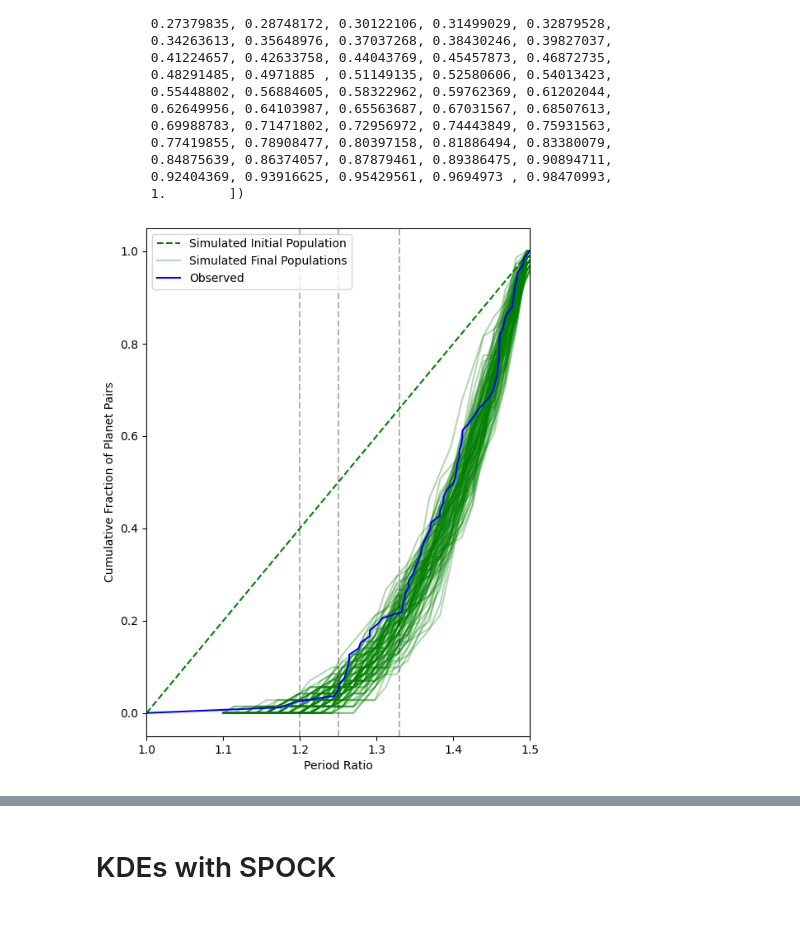
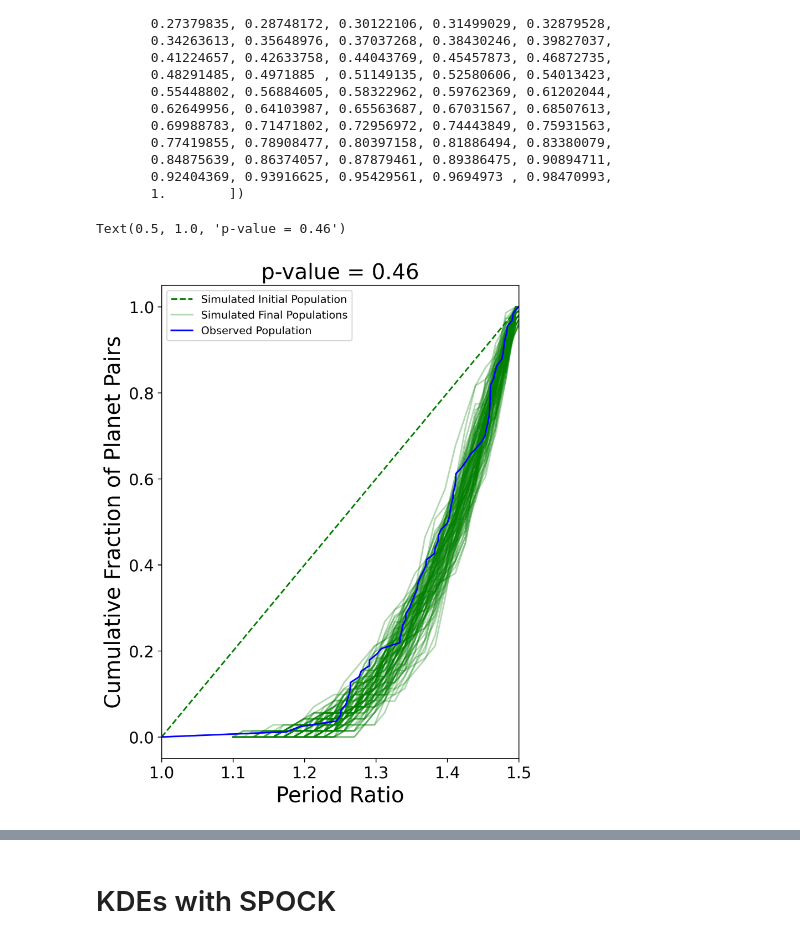
Before and after one commit to Waldoroni/InnerEdgeStuff, a Jupyter notebook: June_2023_Most_Important_Files+TODO/inneredge-graphs.ipynb, the cells around one changed output, grey strips where cells are left out. Drawn from its saved outputs; the diff is of its cells as text; code cells hidden in the pictures.

```diff
--- a/June_2023_Most_Important_Files+TODO/inneredge-graphs.ipynb
+++ b/June_2023_Most_Important_Files+TODO/inneredge-graphs.ipynb
@@ -198,28 +236,34 @@ array([0.01197865, 0.02414939, 0.03683564, 0.04958405, 0.06234081,
 # %%
 #Below we generate the plots for our population
 #plt.style.use('./paper.mplstyle')
-fig, ax = plt.subplots(figsize=(6,8))
+fig, ax = plt.subplots(figsize=(6,8), dpi=300)
 enum = 6 # normal conditions at 6
 ax.plot([1,1.5], [0,1], 'g--', label='Simulated Initial Population')
 for q in range(num_experiments):
     spock_p_cumsum = ecc_cumsum[enum][q] #diff cumsum each time
     if q == 0:
         ax.plot(spock_p_base, [0]+list(spock_p_cumsum), c = 'green', alpha = 0.3, label='Simulated Final Populations')
     else:
         ax.plot(spock_p_base, [0]+list(spock_p_cumsum), c = 'green', alpha = 0.3)
 
 # plot observed, don't change
-ax.plot([1] + list(sorted(pratios_observed)), [0]+list(observed_period_cdf), c = 'blue', label='Observed')
-ax.axvline(1.2, color='black', linestyle='--', alpha=0.3)
-ax.axvline(1.25, color='black', linestyle='--', alpha=0.3)
-ax.axvline(1.33, color='black', linestyle='--', alpha=0.3)
+ax.plot([1] + list(sorted(pratios_observed)), [0]+list(observed_period_cdf), c = 'blue', label='Observed Population')
+# mmrs
+
+# ax.axvline(1.2, color='black', linestyle='--', alpha=0.3, label = "MMR")
+# ax.axvline(1.25, color='black', linestyle='--', alpha=0.3)
+# ax.axvline(1.33, color='black', linestyle='--', alpha=0.3)
 ax.legend()
-ax.set_xlabel("Period Ratio")
-ax.set_ylabel("Cumulative Fraction of Planet Pairs")
+ax.set_xlabel("Period Ratio", fontsize=20)
+ax.set_ylabel("Cumulative Fraction of Planet Pairs", fontsize=20)
 ax.set_xlim([1.,1.5])
+plt.xticks(fontsize=15)
+plt.yticks(fontsize=15)
 fig.savefig('inneredge.pdf', bbox_inches='tight')
+plt.title("p-value = 0.46", fontsize=20) #+ str(ecc_trials_pvalue_mean[enum])
 # %% [output]
+Text(0.5, 1.0, 'p-value = 0.46')
-[figure, old version]
+[figure, new version]
 # %%
 # literally just one experiment probs don't need?
 fig = plt.figure()
```
Also changed, not shown: parts of 13 cells of this notebook.
